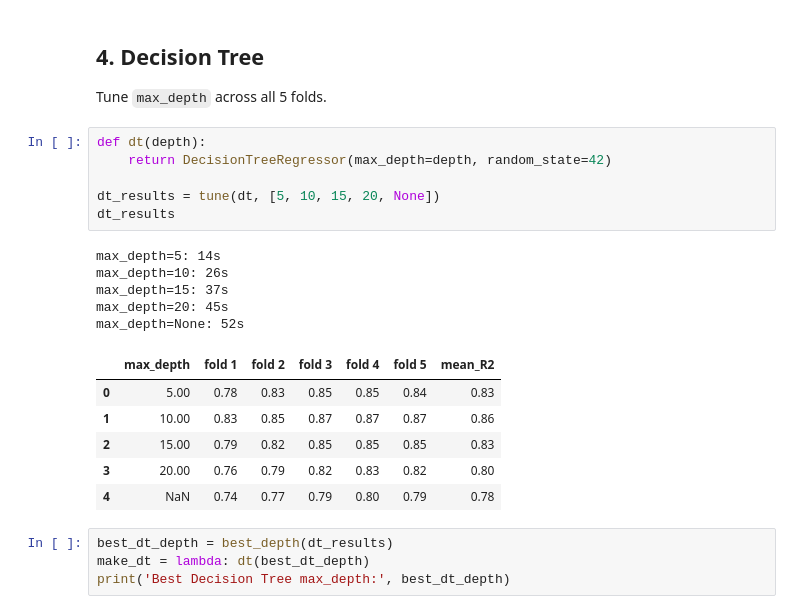
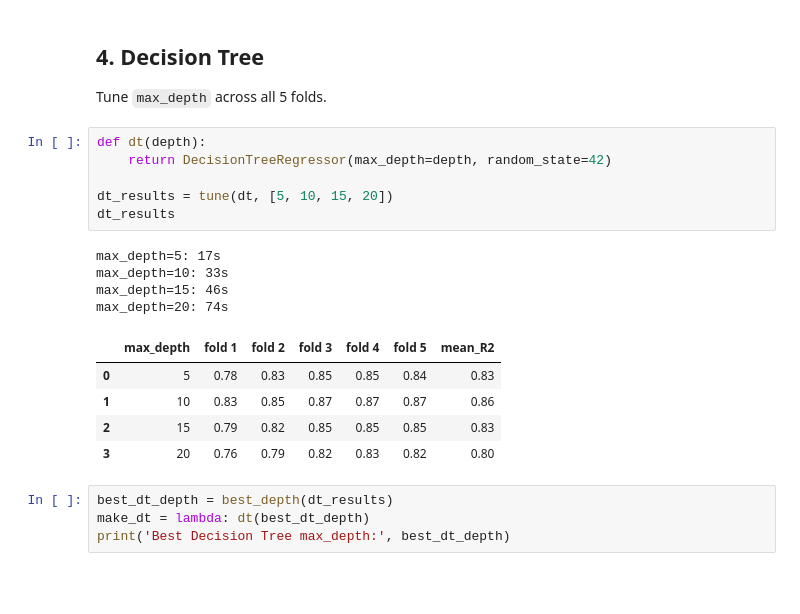
Before and after one commit to HKozuka/IDX-Exchange-Data-Science, a Jupyter notebook: 04_model_comparison.ipynb, the cells around one changed output. Saved outputs shown, nothing was run; the diff lists cells and outputs as text; blank space fills up the shorter version.

```diff
--- a/04_model_comparison.ipynb
+++ b/04_model_comparison.ipynb
@@ -646,21 +629,19 @@ Tune `max_depth` across all 5 folds.
 # %%
 def dt(depth):
     return DecisionTreeRegressor(max_depth=depth, random_state=42)
 
-dt_results = tune(dt, [5, 10, 15, 20, None])
+dt_results = tune(dt, [5, 10, 15, 20])
 dt_results
 # %% [output]
-max_depth=5: 14s
-max_depth=10: 26s
-max_depth=15: 37s
-max_depth=20: 45s
-max_depth=None: 52s
+max_depth=5: 17s
+max_depth=10: 33s
+max_depth=15: 46s
+max_depth=20: 74s
 |  | max_depth | fold 1 | fold 2 | fold 3 | fold 4 | fold 5 | mean_R2 |
-| 0 | 5.00 | 0.78 | 0.83 | 0.85 | 0.85 | 0.84 | 0.83 |
-| 1 | 10.00 | 0.83 | 0.85 | 0.87 | 0.87 | 0.87 | 0.86 |
-| 2 | 15.00 | 0.79 | 0.82 | 0.85 | 0.85 | 0.85 | 0.83 |
-| 3 | 20.00 | 0.76 | 0.79 | 0.82 | 0.83 | 0.82 | 0.80 |
-| 4 | NaN | 0.74 | 0.77 | 0.79 | 0.80 | 0.79 | 0.78 |
+| 0 | 5 | 0.78 | 0.83 | 0.85 | 0.85 | 0.84 | 0.83 |
+| 1 | 10 | 0.83 | 0.85 | 0.87 | 0.87 | 0.87 | 0.86 |
+| 2 | 15 | 0.79 | 0.82 | 0.85 | 0.85 | 0.85 | 0.83 |
+| 3 | 20 | 0.76 | 0.79 | 0.82 | 0.83 | 0.82 | 0.80 |
 # %%
 best_dt_depth = best_depth(dt_results)
 make_dt = lambda: dt(best_dt_depth)
```
Also changed, not shown: parts of 10 cells of this notebook.
